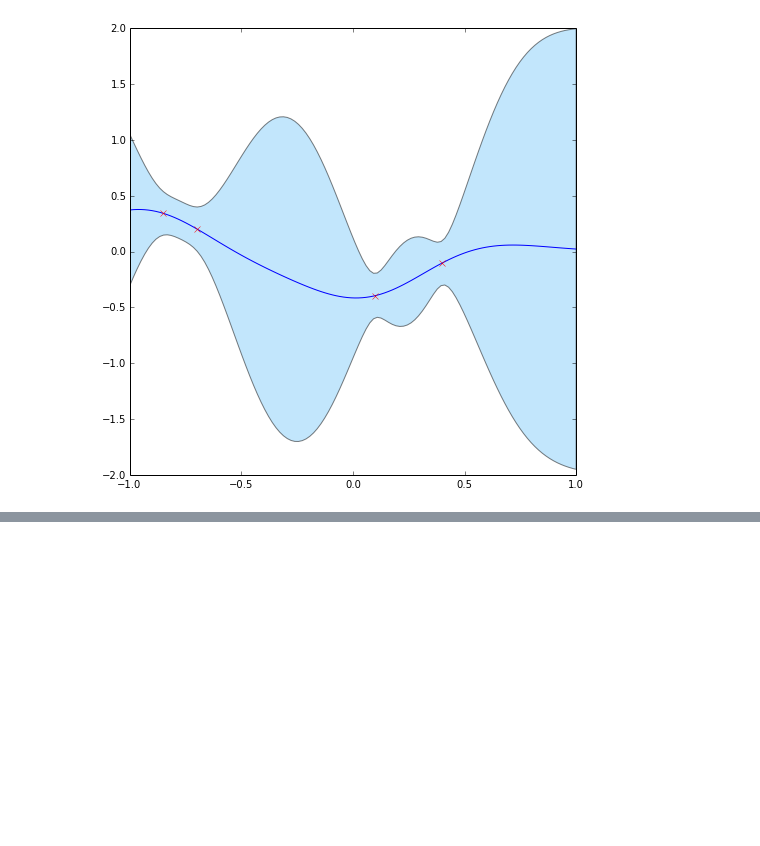
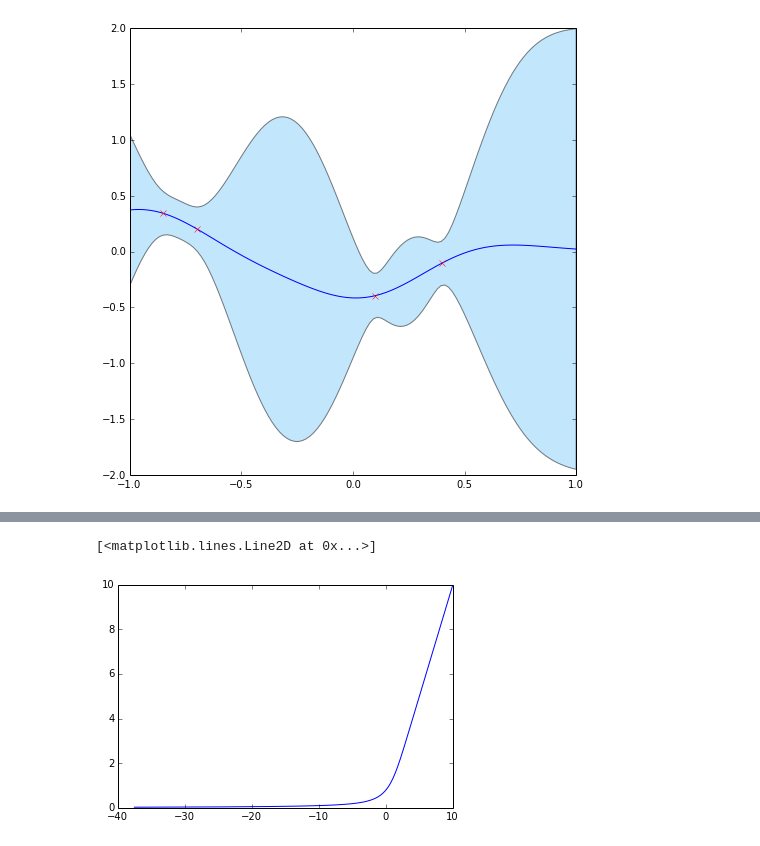
Before and after one commit to markm541374/ES, a Jupyter notebook: EPonGPd.ipynb, the cells around one changed output, grey strips where cells are left out. Drawn from its saved outputs; the diff is of its cells as text; code cells hidden in the pictures; blank space fills up the shorter version.

```diff
--- a/EPonGPd.ipynb
+++ b/EPonGPd.ipynb
@@ -147,0 +198,8 @@ for i in xrange(len(Do)):
+# %%
+d=lambda x:PhiR(x)+x
+
+l=sp.linspace(-100,10,1000)
+plt.plot(l,map(d,l))
+# %% [output]
+[<matplotlib.lines.Line2D at 0x...>]
+[figure, added]
```
Also changed, not shown: parts of 4 cells of this notebook.
